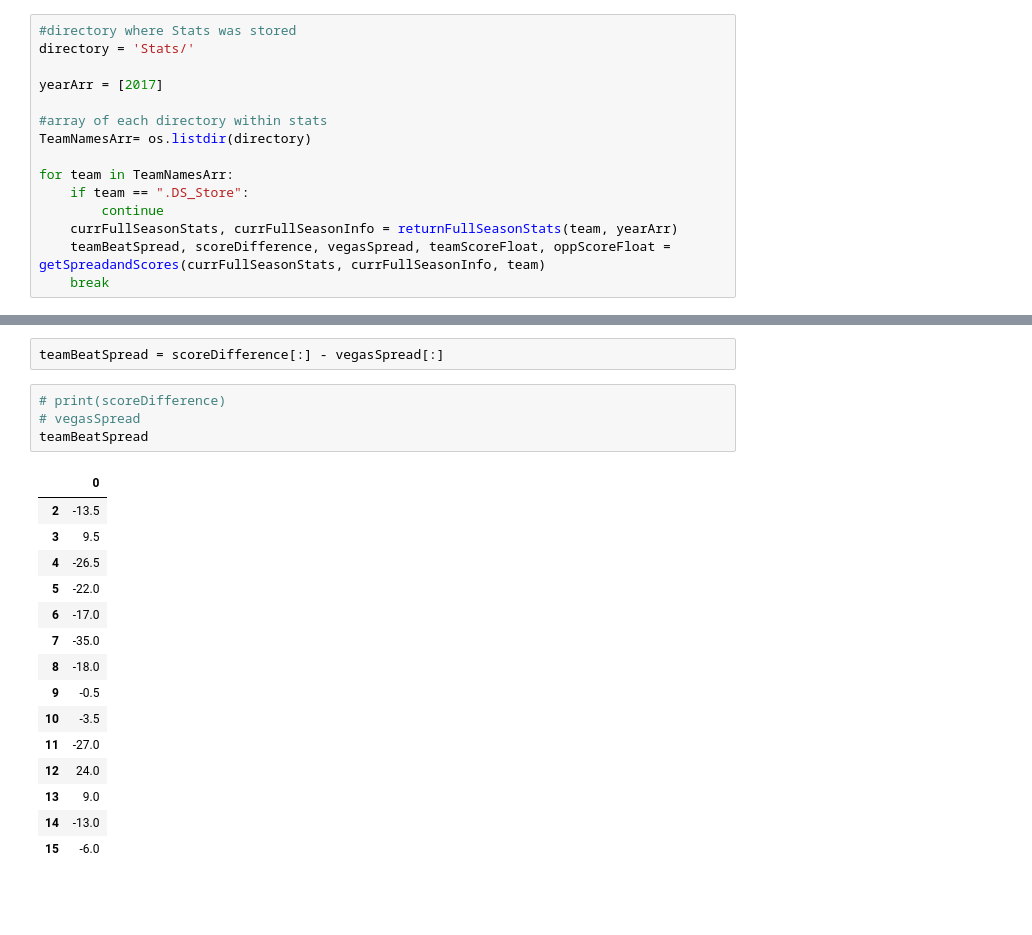
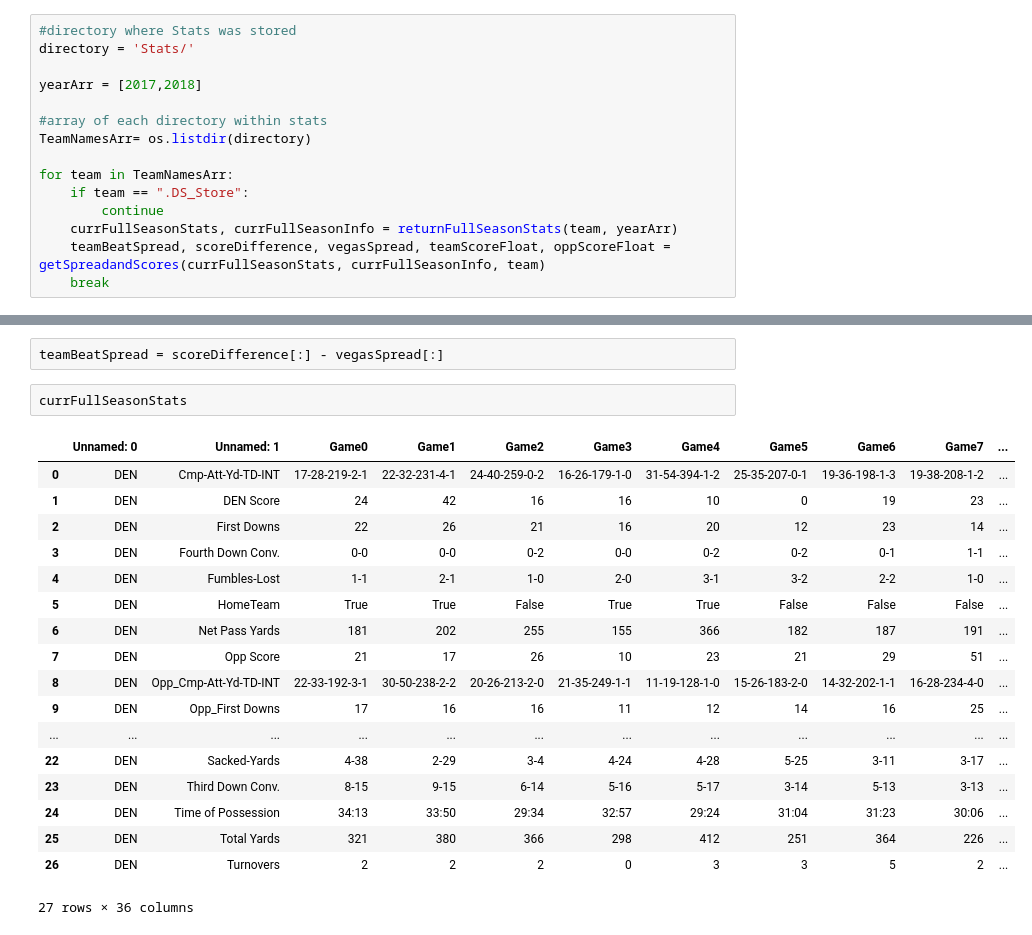
Before and after one commit to Rwmillham/MLFootballOddsAlgo, a Jupyter notebook: FootballTester.ipynb, the cells around one changed output, grey strips where cells are left out. Drawn from its saved outputs; the diff is of its cells as text; blank space fills up the shorter version.

```diff
--- a/FootballTester.ipynb
+++ b/FootballTester.ipynb
@@ -113,7 +145,7 @@ def getSpreadandScores(currFullSeasonStats, currFullSeasonInfo, currTeam):
 #directory where Stats was stored
 directory = 'Stats/'
 
-yearArr = [2017]
+yearArr = [2017,2018]
 
 #array of each directory within stats
 TeamNamesArr= os.listdir(directory)
@@ -157,22 +192,23 @@ plt.show()
 # %%
 teamBeatSpread = scoreDifference[:] - vegasSpread[:]
 # %%
-# print(scoreDifference)
-# vegasSpread
-teamBeatSpread
+currFullSeasonStats
 # %% [output]
-|  | 0 |
-| 2 | -13.5 |
-| 3 | 9.5 |
-| 4 | -26.5 |
-| 5 | -22.0 |
-| 6 | -17.0 |
-| 7 | -35.0 |
-| 8 | -18.0 |
-| 9 | -0.5 |
-| 10 | -3.5 |
-| 11 | -27.0 |
-| 12 | 24.0 |
-| 13 | 9.0 |
-| 14 | -13.0 |
-| 15 | -6.0 |
+|  | Unnamed: 0 | Unnamed: 1 | Game0 | Game1 | Game2 | Game3 | Game4 | Game5 | Game6 | Game7 | ... |
+| 0 | DEN | Cmp-Att-Yd-TD-INT | 17-28-219-2-1 | 22-32-231-4-1 | 24-40-259-0-2 | 16-26-179-1-0 | 31-54-394-1-2 | 25-35-207-0-1 | 19-36-198-1-3 | 19-38-208-1-2 | ... |
+| 1 | DEN | DEN Score | 24 | 42 | 16 | 16 | 10 | 0 | 19 | 23 | ... |
+| 2 | DEN | First Downs | 22 | 26 | 21 | 16 | 20 | 12 | 23 | 14 | ... |
+| 3 | DEN | Fourth Down Conv. | 0-0 | 0-0 | 0-2 | 0-0 | 0-2 | 0-2 | 0-1 | 1-1 | ... |
+| 4 | DEN | Fumbles-Lost | 1-1 | 2-1 | 1-0 | 2-0 | 3-1 | 3-2 | 2-2 | 1-0 | ... |
+| 5 | DEN | HomeTeam | True | True | False | True | True | False | False | False | ... |
+| 6 | DEN | Net Pass Yards | 181 | 202 | 255 | 155 | 366 | 182 | 187 | 191 | ... |
+| 7 | DEN | Opp Score | 21 | 17 | 26 | 10 | 23 | 21 | 29 | 51 | ... |
+| 8 | DEN | Opp_Cmp-Att-Yd-TD-INT | 22-33-192-3-1 | 30-50-238-2-2 | 20-26-213-2-0 | 21-35-249-1-1 | 11-19-128-1-0 | 15-26-183-2-0 | 14-32-202-1-1 | 16-28-234-4-0 | ... |
+| 9 | DEN | Opp_First Downs | 17 | 16 | 16 | 11 | 12 | 14 | 16 | 25 | ... |
+| ... | ... | ... | ... | ... | ... | ... | ... | ... | ... | ... | ... |
+| 22 | DEN | Sacked-Yards | 4-38 | 2-29 | 3-4 | 4-24 | 4-28 | 5-25 | 3-11 | 3-17 | ... |
+| 23 | DEN | Third Down Conv. | 8-15 | 9-15 | 6-14 | 5-16 | 5-17 | 3-14 | 5-13 | 3-13 | ... |
+| 24 | DEN | Time of Possession | 34:13 | 33:50 | 29:34 | 32:57 | 29:24 | 31:04 | 31:23 | 30:06 | ... |
+| 25 | DEN | Total Yards | 321 | 380 | 366 | 298 | 412 | 251 | 364 | 226 | ... |
+| 26 | DEN | Turnovers | 2 | 2 | 2 | 0 | 3 | 3 | 5 | 2 | ... |
+27 rows × 36 columns
```
Also changed, not shown: parts of 5 cells of this notebook, 8 other files.
